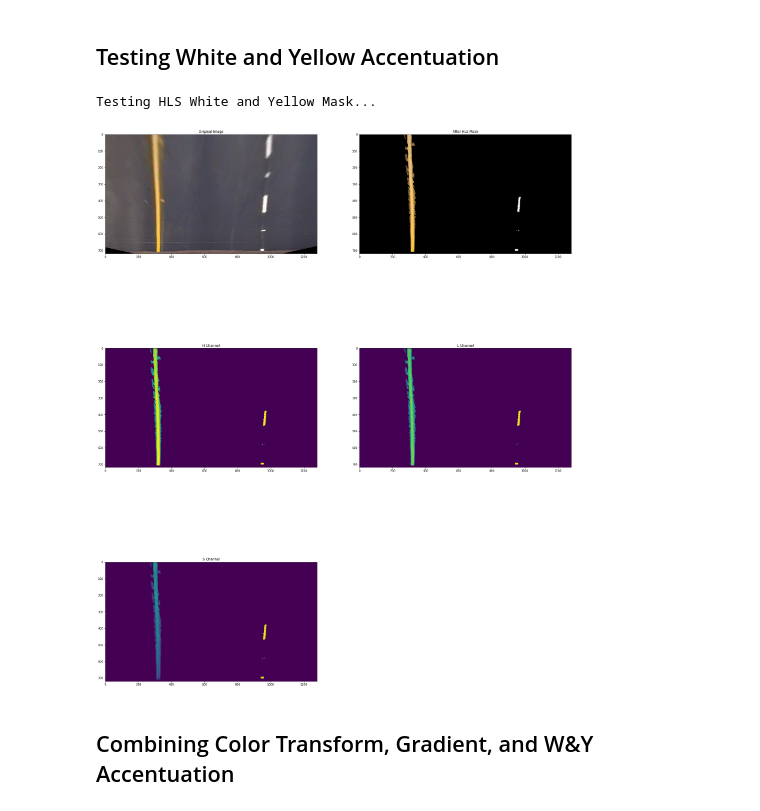
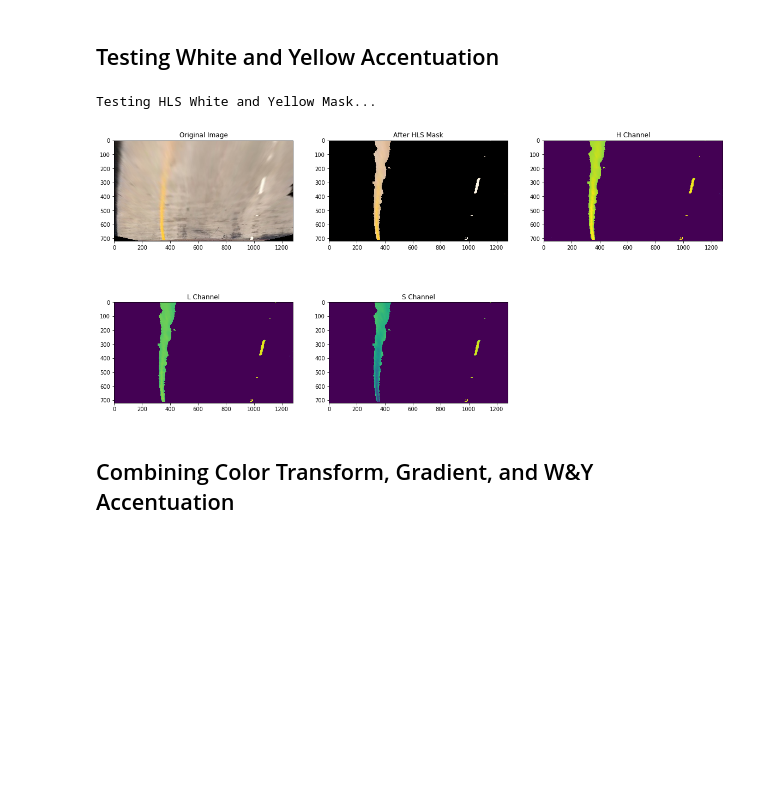
Before and after one commit to KaneRodriguez/CarND-Advanced-Lane-Lines, a Jupyter notebook: AccentuateLaneLines.ipynb, the cells around one changed output. Cells and saved outputs as stored; diff of their text form; code cells hidden in the pictures; blank space fills up the shorter version.

Commit message:
Getting pipeline to work on project video. Incorrect radius of curvature calculations. Working on writeup.

```diff
--- a/AccentuateLaneLines.ipynb
+++ b/AccentuateLaneLines.ipynb
@@ -95,7 +111,7 @@ def whiteAndYellow(img):
     # convert to hls
     hls = cv2.cvtColor(img, cv2.COLOR_RGB2HLS_FULL)
     # white mask
-    whiteMask = cv2.inRange(hls, (0, 150, 150), (255, 255, 255))
+    whiteMask = cv2.inRange(hls, (0, 100, 255), (255, 255, 255))
     # yellow mask
     yellowMask = cv2.inRange(hls, (10, 0, 100), (40, 255, 255))
     # combine white and yellow masks
@@ -107,18 +123,26 @@ def whiteAndYellowBinary(img, channel=1):
 # %% [markdown]
 ## Testing White and Yellow Accentuation
 # %%
-ywImg =  whiteAndYellow(testImage)
+# load in a birds eye view image
+birdsEyeViewImage = mpimg.imread("output_images/birdsEyeViewAfterImage.jpg")
+
+# process image with white and yellow filter
+ywImg =  whiteAndYellow(birdsEyeViewImage)
 ywH = ywImg[:,:,0]
 ywL = ywImg[:,:,1]
 ywS = ywImg[:,:,2]
 
+# visualize the image in all 3 channels
 print("Testing HLS White and Yellow Mask...")
-plotImages([testImage, ywImg, ywH, ywL, ywS],
+plotImages([birdsEyeViewImage, ywImg, ywH, ywL, ywS],
            ["Original Image", "After HLS Mask", "H Channel", "L Channel", "S Channel"],
-           2, figsize=(30,40))
+           3)
+
+# save image for writeup
+mpimg.imsave("output_images/whiteAndYellowImage.jpg", ywImg)
 # %% [output]
 Testing HLS White and Yellow Mask...
-[figure, old version]
+[figure, new version]
 # %% [markdown]
 ## Combining Color Transform, Gradient, and W&Y Accentuation
 # %%
```
Also changed, not shown: parts of 6 cells of this notebook, 19 other files.
